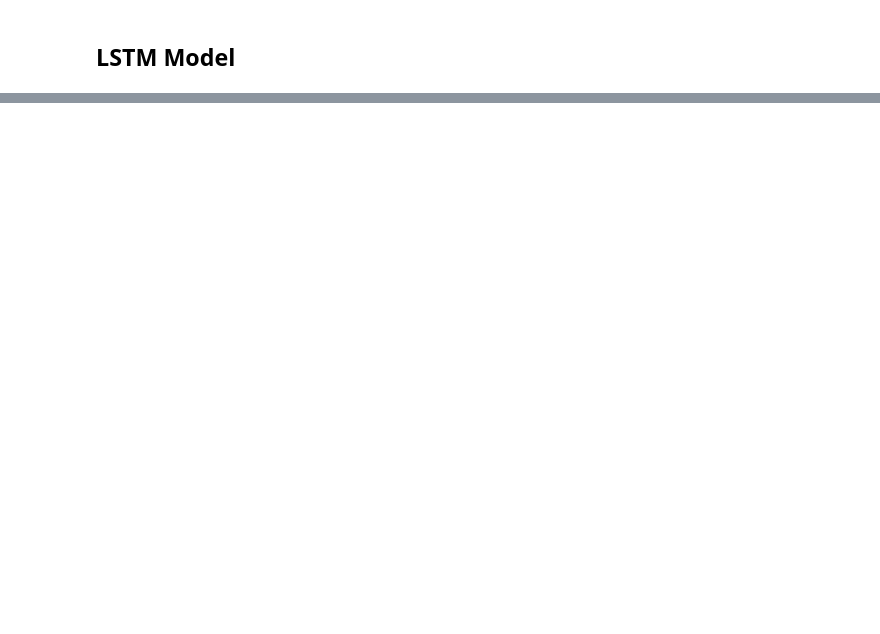
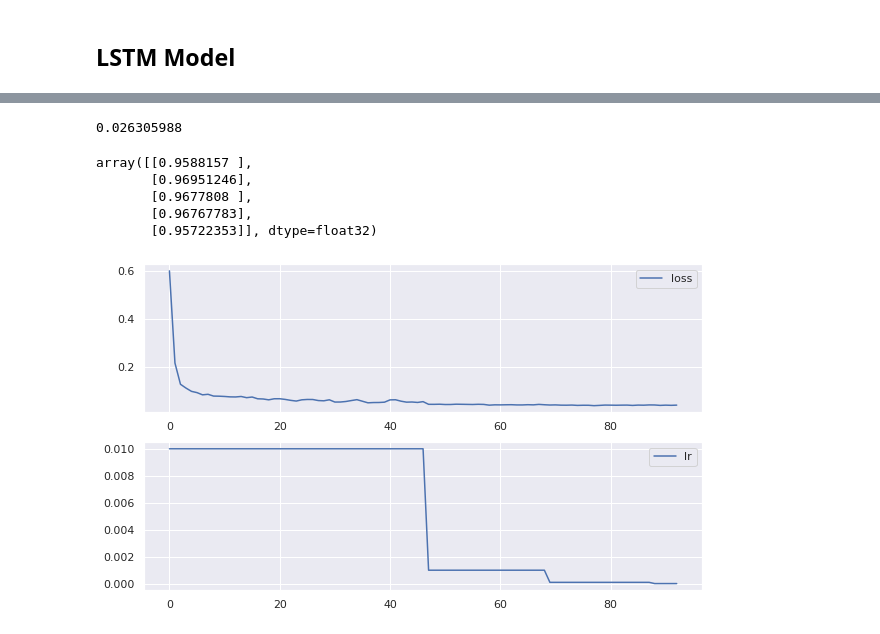
Before and after one commit to AsutoshDalei/stock-work, a Jupyter notebook: Single Stock Analysis.ipynb, the cells around one changed output, grey strips where cells are left out. Cells and saved outputs as stored; diff of their text form; code cells hidden in the pictures; blank space fills up the shorter version.

```diff
--- a/Single Stock Analysis.ipynb
+++ b/Single Stock Analysis.ipynb
@@ -235,0 +299,24 @@ Epoch 9/10
+# %%
+lossfn = tf.keras.losses.MeanSquaredError()
+lossfn(opt,model.predict(ipt)).numpy()
+# %% [output]
+0.026305988
+# %%
+model.predict(ipt)[:5]
+# %% [output]
+array([[0.9588157 ],
+       [0.96951246],
+       [0.9677808 ],
+       [0.96767783],
+       [0.95722353]], dtype=float32)
+# %%
+n = len(history.history)
+plt.figure(figsize=(10,6))
+ix = 1
+for i in history.history:
+    plt.subplot(2,1,ix)
+    plt.plot(history.history[i],label = i)
+    plt.legend()
+    ix+=1
+# %% [output]
+[figure, added]
```
Also changed, not shown: parts of 17 cells of this notebook.
